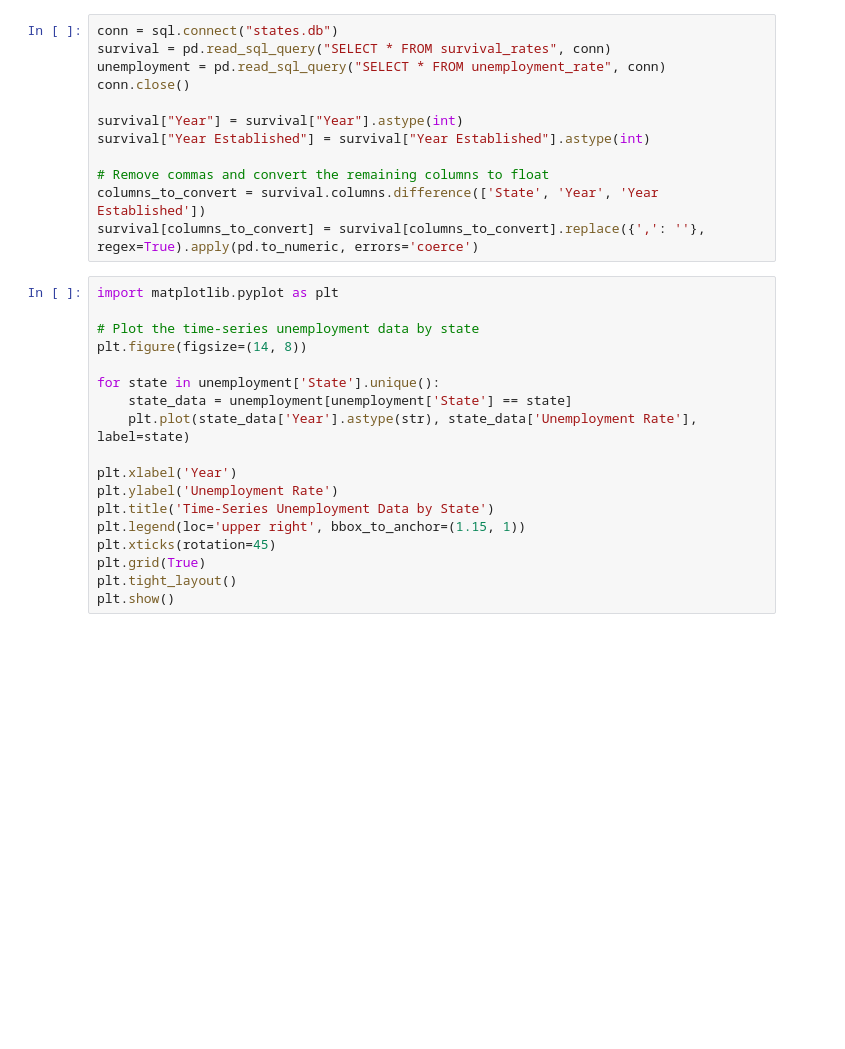
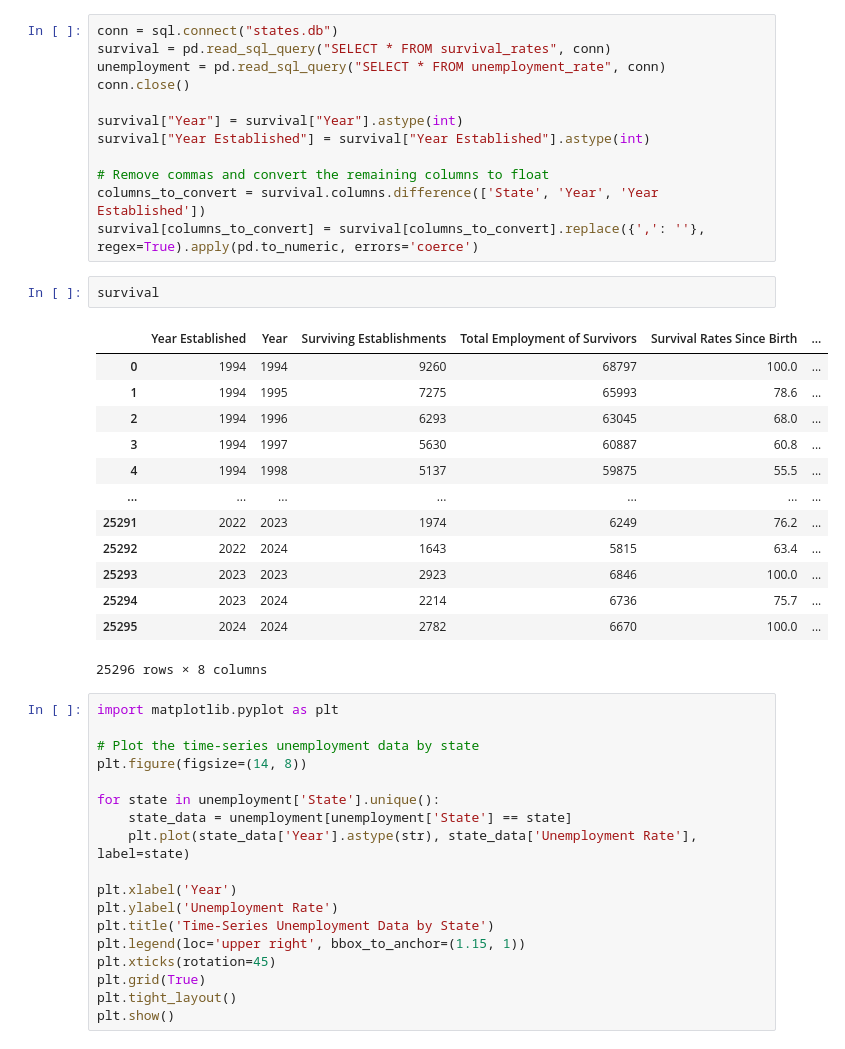
Before and after one commit to SebastianSeljak/PIC16B_Econ, a Jupyter notebook: dataset.ipynb, the cells around one changed output. Drawn from its saved outputs; the diff is of its cells as text; blank space fills up the shorter version.

```diff
--- a/dataset.ipynb
+++ b/dataset.ipynb
@@ -302,6 +615,22 @@ survival["Year Established"] = survival["Year Established"].astype(int)
 # Remove commas and convert the remaining columns to float
 columns_to_convert = survival.columns.difference(['State', 'Year', 'Year Established'])
 survival[columns_to_convert] = survival[columns_to_convert].replace({',': ''}, regex=True).apply(pd.to_numeric, errors='coerce')
+# %%
+survival
+# %% [output]
+|  | Year Established | Year | Surviving Establishments | Total Employment of Survivors | Survival Rates Since Birth | ... |
+| 0 | 1994 | 1994 | 9260 | 68797 | 100.0 | ... |
+| 1 | 1994 | 1995 | 7275 | 65993 | 78.6 | ... |
+| 2 | 1994 | 1996 | 6293 | 63045 | 68.0 | ... |
+| 3 | 1994 | 1997 | 5630 | 60887 | 60.8 | ... |
+| 4 | 1994 | 1998 | 5137 | 59875 | 55.5 | ... |
+| ... | ... | ... | ... | ... | ... | ... |
+| 25291 | 2022 | 2023 | 1974 | 6249 | 76.2 | ... |
+| 25292 | 2022 | 2024 | 1643 | 5815 | 63.4 | ... |
+| 25293 | 2023 | 2023 | 2923 | 6846 | 100.0 | ... |
+| 25294 | 2023 | 2024 | 2214 | 6736 | 75.7 | ... |
+| 25295 | 2024 | 2024 | 2782 | 6670 | 100.0 | ... |
+25296 rows × 8 columns
 # %%
 import matplotlib.pyplot as plt
 
```
Also changed, not shown: parts of 23 cells of this notebook, 20 other files.
